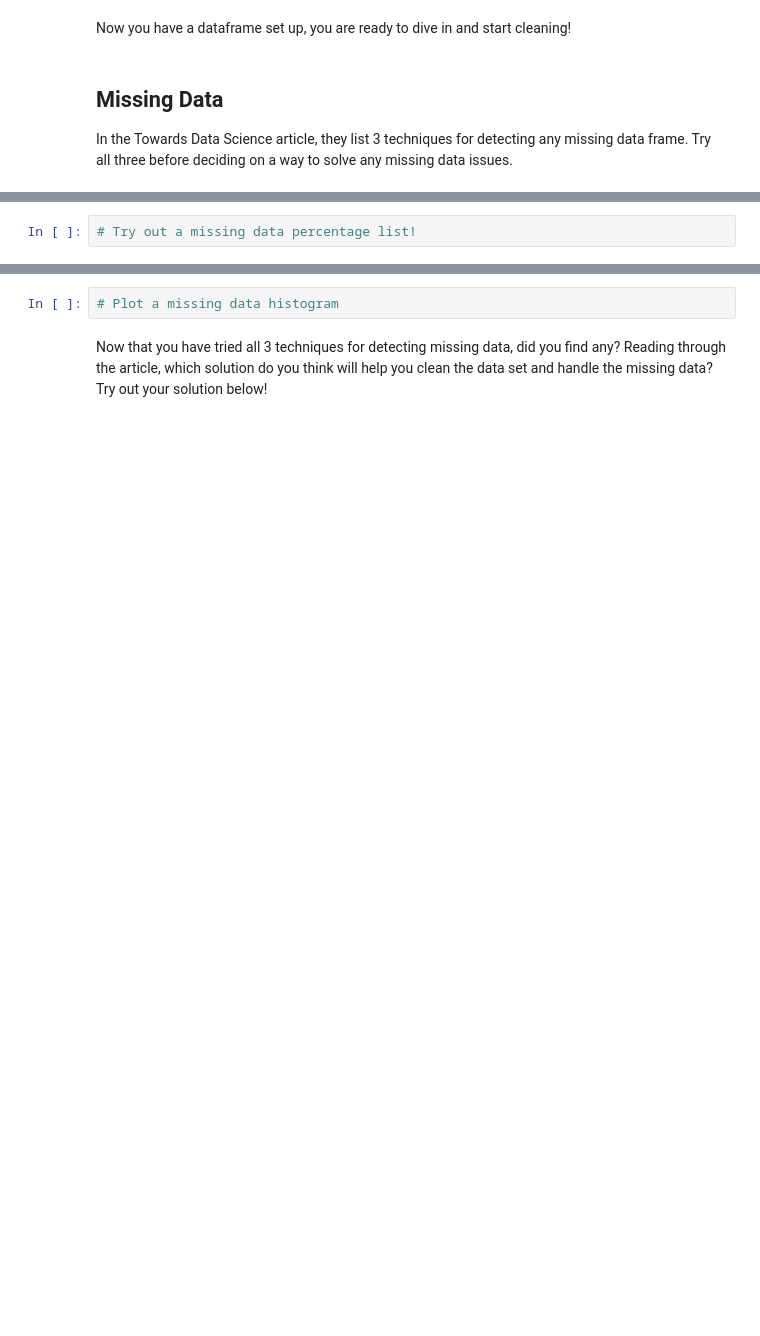
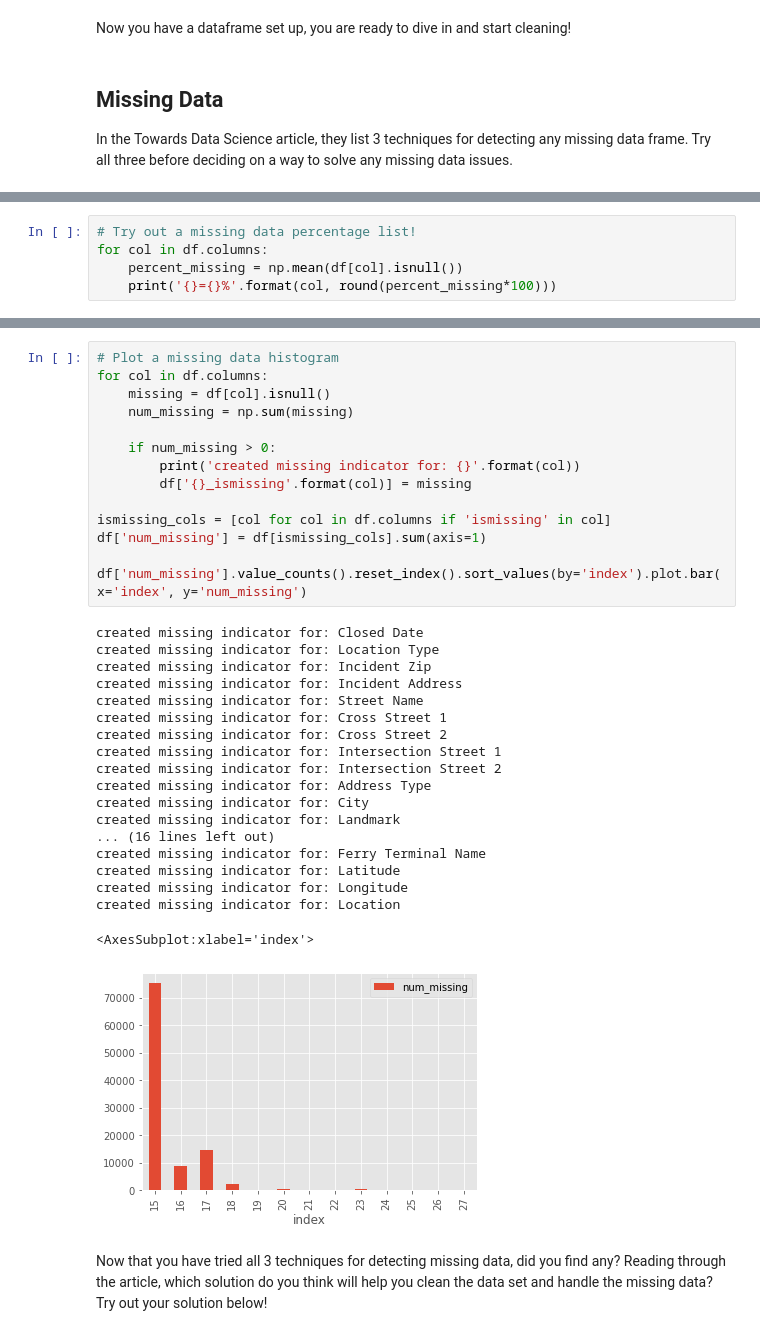
Before and after one commit to Jeeper25/cleaning-data, a Jupyter notebook: Cleaning Data Exercises.ipynb, the cells around one changed output, grey strips where cells are left out. Cells and saved outputs as stored; diff of their text form; blank space fills up the shorter version.

```diff
--- a/Cleaning Data Exercises.ipynb
+++ b/Cleaning Data Exercises.ipynb
@@ -30,2 +68,5 @@ In the Towards Data Science article, they list 3 techniques for detecting any mi
 # %%
 # Try out a missing data percentage list!
+for col in df.columns:
+    percent_missing = np.mean(df[col].isnull())
+    print('{}={}%'.format(col, round(percent_missing*100)))
@@ -32,5 +91,37 @@ In the Towards Data Science article, they list 3 techniques for detecting any mi
 # %%
 # Plot a missing data histogram
+for col in df.columns:
+    missing = df[col].isnull()
+    num_missing = np.sum(missing)
+
+    if num_missing > 0:
+        print('created missing indicator for: {}'.format(col))
+        df['{}_ismissing'.format(col)] = missing
+
+ismissing_cols = [col for col in df.columns if 'ismissing' in col]
+df['num_missing'] = df[ismissing_cols].sum(axis=1)
+
+df['num_missing'].value_counts().reset_index().sort_values(by='index').plot.bar(x='index', y='num_missing')
+# %% [output]
+created missing indicator for: Closed Date
+created missing indicator for: Location Type
+created missing indicator for: Incident Zip
+created missing indicator for: Incident Address
+created missing indicator for: Street Name
+created missing indicator for: Cross Street 1
+created missing indicator for: Cross Street 2
+created missing indicator for: Intersection Street 1
+created missing indicator for: Intersection Street 2
+created missing indicator for: Address Type
+created missing indicator for: City
+created missing indicator for: Landmark
+... (16 lines left out)
+created missing indicator for: Ferry Terminal Name
+created missing indicator for: Latitude
+created missing indicator for: Longitude
+created missing indicator for: Location
+<AxesSubplot:xlabel='index'>
+[figure, added]
 # %% [markdown]
 Now that you have tried all 3 techniques for detecting missing data, did you find any? Reading through the article, which solution do you think will help you clean the data set and handle the missing data? Try out your solution below!
 # %%
```
Also changed, not shown: parts of 11 cells of this notebook.
